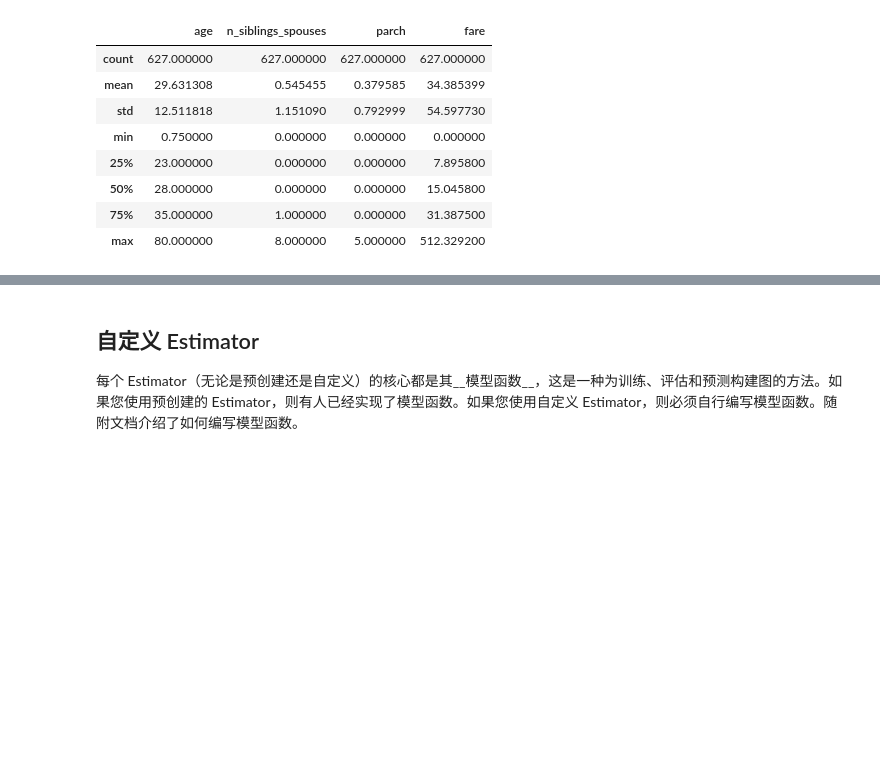
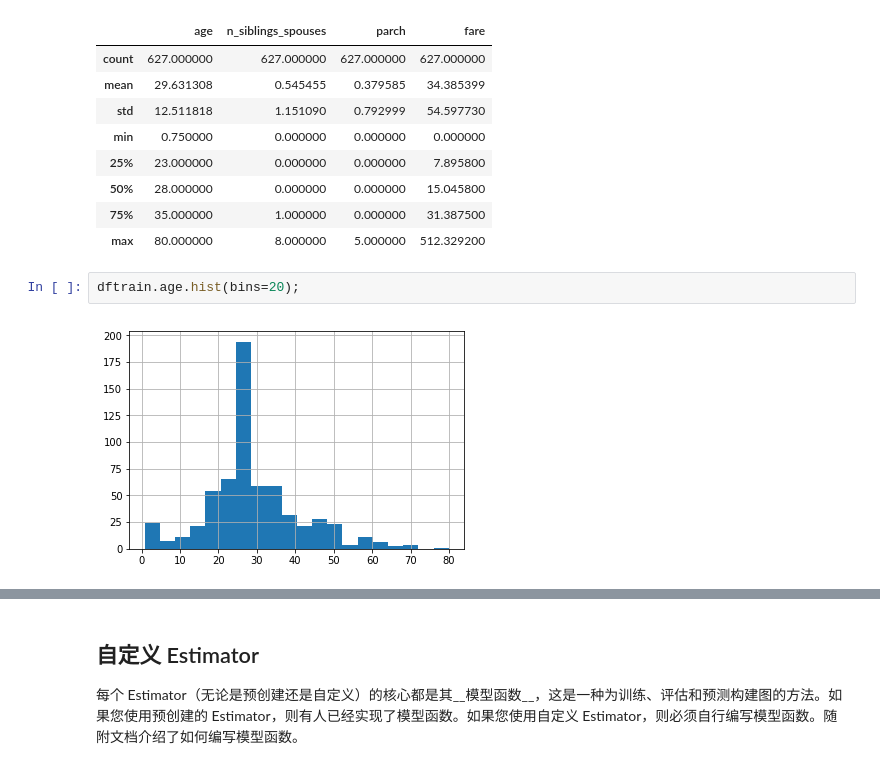
Before and after one commit to mayi140611/mayiexamples, a Jupyter notebook: tensorflow/TensorFlow 指南.ipynb, the cells around one changed output, grey strips where cells are left out. Cells and saved outputs as stored; diff of their text form; blank space fills up the shorter version.

```diff
--- a/tensorflow/TensorFlow 指南.ipynb
+++ b/tensorflow/TensorFlow 指南.ipynb
@@ -999,3 +1019,7 @@ dftrain.describe()
 | 50% | 28.000000 | 0.000000 | 0.000000 | 15.045800 |
 | 75% | 35.000000 | 1.000000 | 0.000000 | 31.387500 |
 | max | 80.000000 | 8.000000 | 5.000000 | 512.329200 |
+# %%
+dftrain.age.hist(bins=20);
+# %% [output]
+[figure, added]
```
Also changed, not shown: parts of 51 cells of this notebook.
